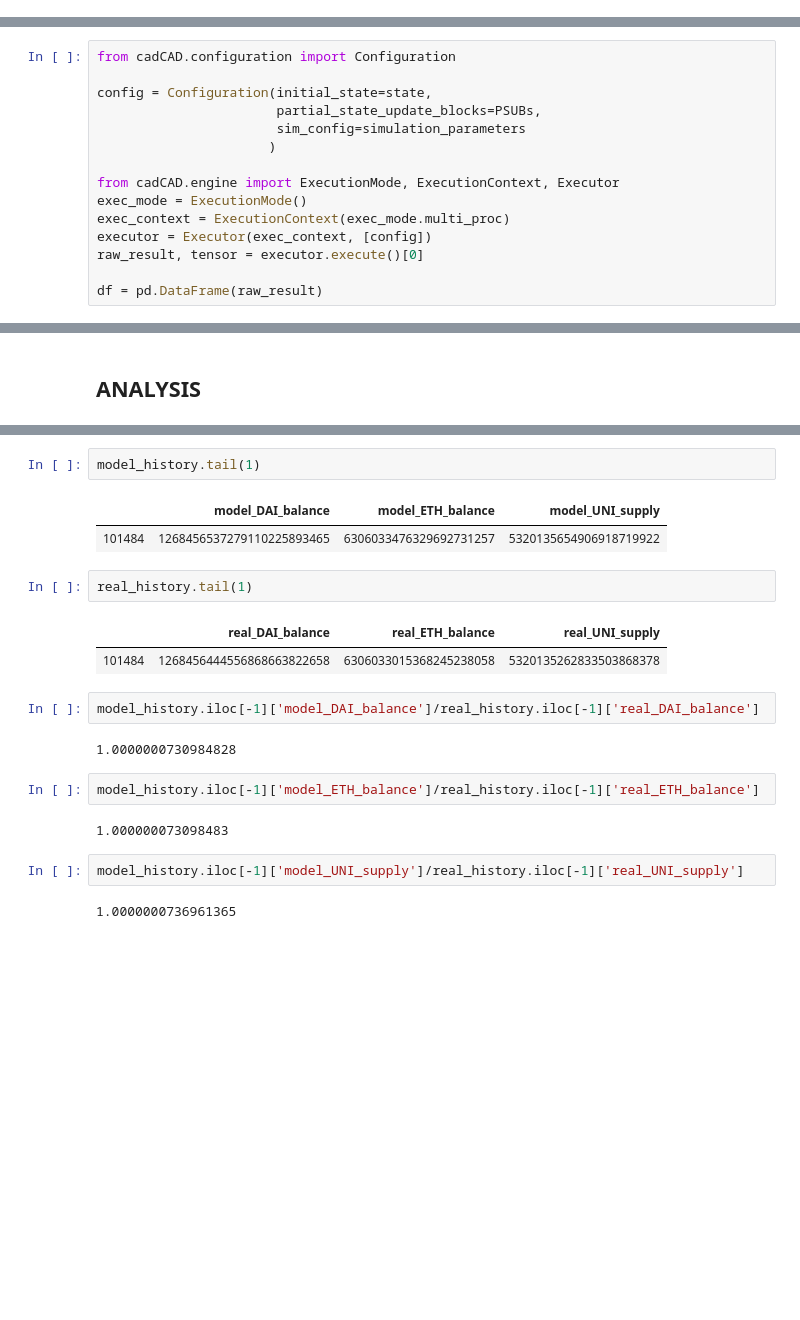
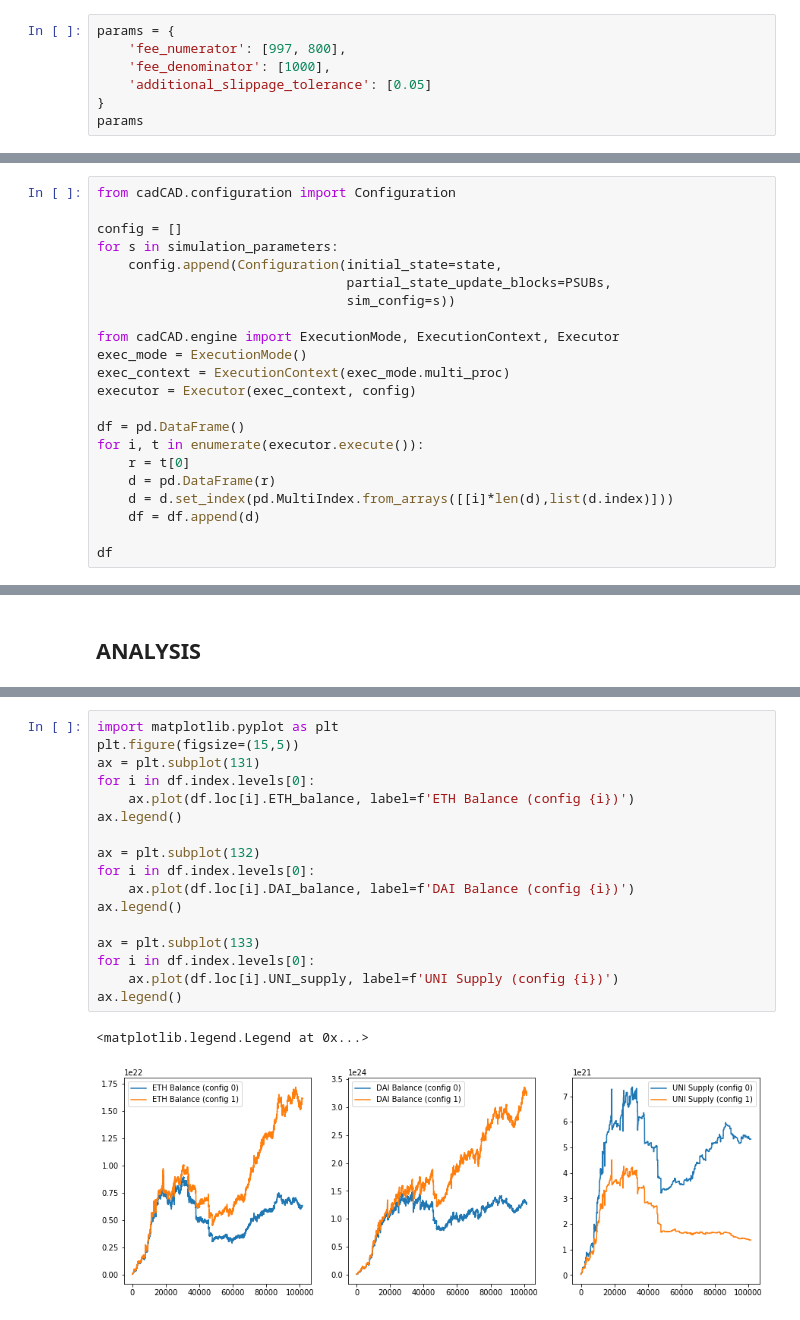
Before and after one commit to BlockScience/uniswap, a Jupyter notebook: simplified-uniswap.ipynb, the cells around one changed output, grey strips where cells are left out. Cells and saved outputs as stored; diff of their text form; blank space fills up the shorter version.

```diff
--- a/simplified-uniswap.ipynb
+++ b/simplified-uniswap.ipynb
@@ -698,3 +676,10 @@ PSUBs = [
         }
     }
 ]
+# %%
+params = {
+    'fee_numerator': [997, 800],
+    'fee_denominator': [1000],
+    'additional_slippage_tolerance': [0.05]
+}
+params
@@ -710,18 +714,25 @@ simulation_parameters = {
 # %%
 from cadCAD.configuration import Configuration
 
-config = Configuration(initial_state=state,
-                       partial_state_update_blocks=PSUBs,
-                       sim_config=simulation_parameters
-                      )
+config = []
+for s in simulation_parameters:
+    config.append(Configuration(initial_state=state,
+                                partial_state_update_blocks=PSUBs,
+                                sim_config=s))
 
 from cadCAD.engine import ExecutionMode, ExecutionContext, Executor
 exec_mode = ExecutionMode()
 exec_context = ExecutionContext(exec_mode.multi_proc)
-executor = Executor(exec_context, [config])
-raw_result, tensor = executor.execute()[0]
+executor = Executor(exec_context, config)
 
-df = pd.DataFrame(raw_result)
+df = pd.DataFrame()
+for i, t in enumerate(executor.execute()):
+    r = t[0]
+    d = pd.DataFrame(r)
+    d = d.set_index(pd.MultiIndex.from_arrays([[i]*len(d),list(d.index)]))
+    df = df.append(d)
+
+df
 # %% [output]
                             __________   ____
           ________ __ _____/ ____/   |  / __ \
@@ -764,22 +763,20 @@ Only if we look much more closely can we see some deviation
-# %%
-model_history.tail(1)
-# %% [output]
-|  | model_DAI_balance | model_ETH_balance | model_UNI_supply |
-| 101484 | 1268456537279110225893465 | 6306033476329692731257 | 5320135654906918719922 |
-# %%
-real_history.tail(1)
-# %% [output]
-|  | real_DAI_balance | real_ETH_balance | real_UNI_supply |
-| 101484 | 1268456444556868663822658 | 6306033015368245238058 | 5320135262833503868378 |
-# %%
-model_history.iloc[-1]['model_DAI_balance']/real_history.iloc[-1]['real_DAI_balance']
-# %% [output]
-1.0000000730984828
-# %%
-model_history.iloc[-1]['model_ETH_balance']/real_history.iloc[-1]['real_ETH_balance']
-# %% [output]
-1.000000073098483
-# %%
-model_history.iloc[-1]['model_UNI_supply']/real_history.iloc[-1]['real_UNI_supply']
-# %% [output]
-1.0000000736961365
+# %%
+import matplotlib.pyplot as plt
+plt.figure(figsize=(15,5))
+ax = plt.subplot(131)
+for i in df.index.levels[0]:
+    ax.plot(df.loc[i].ETH_balance, label=f'ETH Balance (config {i})')
+ax.legend()
+
+ax = plt.subplot(132)
+for i in df.index.levels[0]:
+    ax.plot(df.loc[i].DAI_balance, label=f'DAI Balance (config {i})')
+ax.legend()
+
+ax = plt.subplot(133)
+for i in df.index.levels[0]:
+    ax.plot(df.loc[i].UNI_supply, label=f'UNI Supply (config {i})')
+ax.legend()
+# %% [output]
+<matplotlib.legend.Legend at 0x...>
+[figure, added]
```
Also changed, not shown: parts of 13 cells of this notebook.
